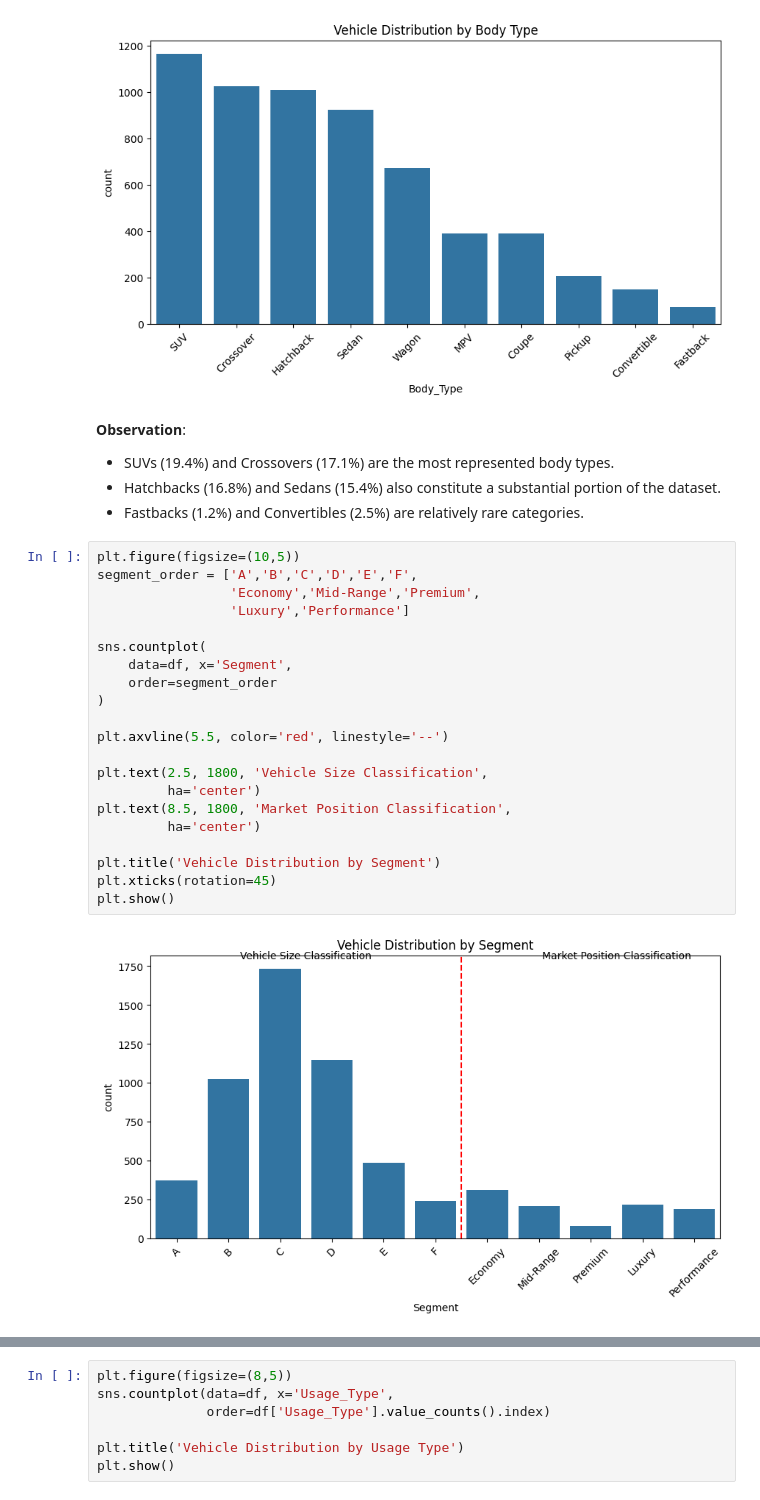
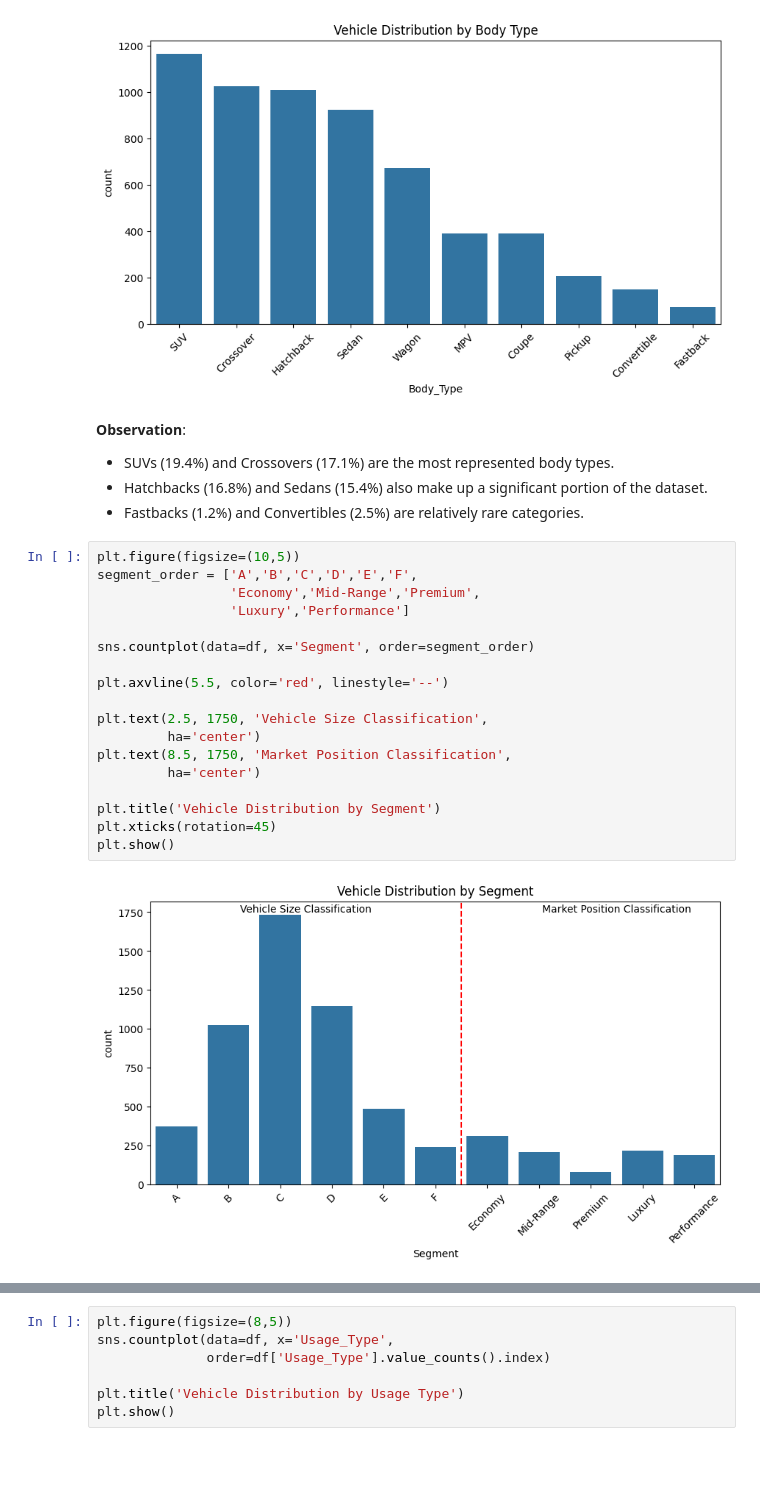
Before and after one commit to avillafranca504/vehicle-price-and-performance-analysis, a Jupyter notebook: 02_European_Cars_EDA.ipynb, the cells around one changed output, grey strips where cells are left out. Cells and saved outputs as stored; diff of their text form; blank space fills up the shorter version.

```diff
--- a/02_European_Cars_EDA.ipynb
+++ b/02_European_Cars_EDA.ipynb
@@ -948,31 +944,28 @@ plt.show()
 # %% [markdown]
 **Observation**:
 - SUVs (19.4%) and Crossovers (17.1%) are the most represented body types.
-- Hatchbacks (16.8%) and Sedans (15.4%) also constitute a substantial portion of the dataset.
+- Hatchbacks (16.8%) and Sedans (15.4%) also  make up a significant portion of the dataset.
 - Fastbacks (1.2%) and Convertibles (2.5%) are relatively rare categories.
 # %%
 plt.figure(figsize=(10,5))
 segment_order = ['A','B','C','D','E','F',
                  'Economy','Mid-Range','Premium',
                  'Luxury','Performance']
 
-sns.countplot(
-    data=df, x='Segment',
-    order=segment_order
-)
+sns.countplot(data=df, x='Segment', order=segment_order)
 
 plt.axvline(5.5, color='red', linestyle='--')
 
-plt.text(2.5, 1800, 'Vehicle Size Classification',
+plt.text(2.5, 1750, 'Vehicle Size Classification',
          ha='center')
-plt.text(8.5, 1800, 'Market Position Classification',
+plt.text(8.5, 1750, 'Market Position Classification',
          ha='center')
 
 plt.title('Vehicle Distribution by Segment')
 plt.xticks(rotation=45)
 plt.show()
 # %% [output]
-[figure, old version]
+[figure, new version]
 # %% [markdown]
 **Observation**:
 - The Segment variable combines two classification systems: vehicle size (A–F) and market position (Economy–Performance).
```
Also changed, not shown: parts of 82 cells of this notebook, 2 other files.
